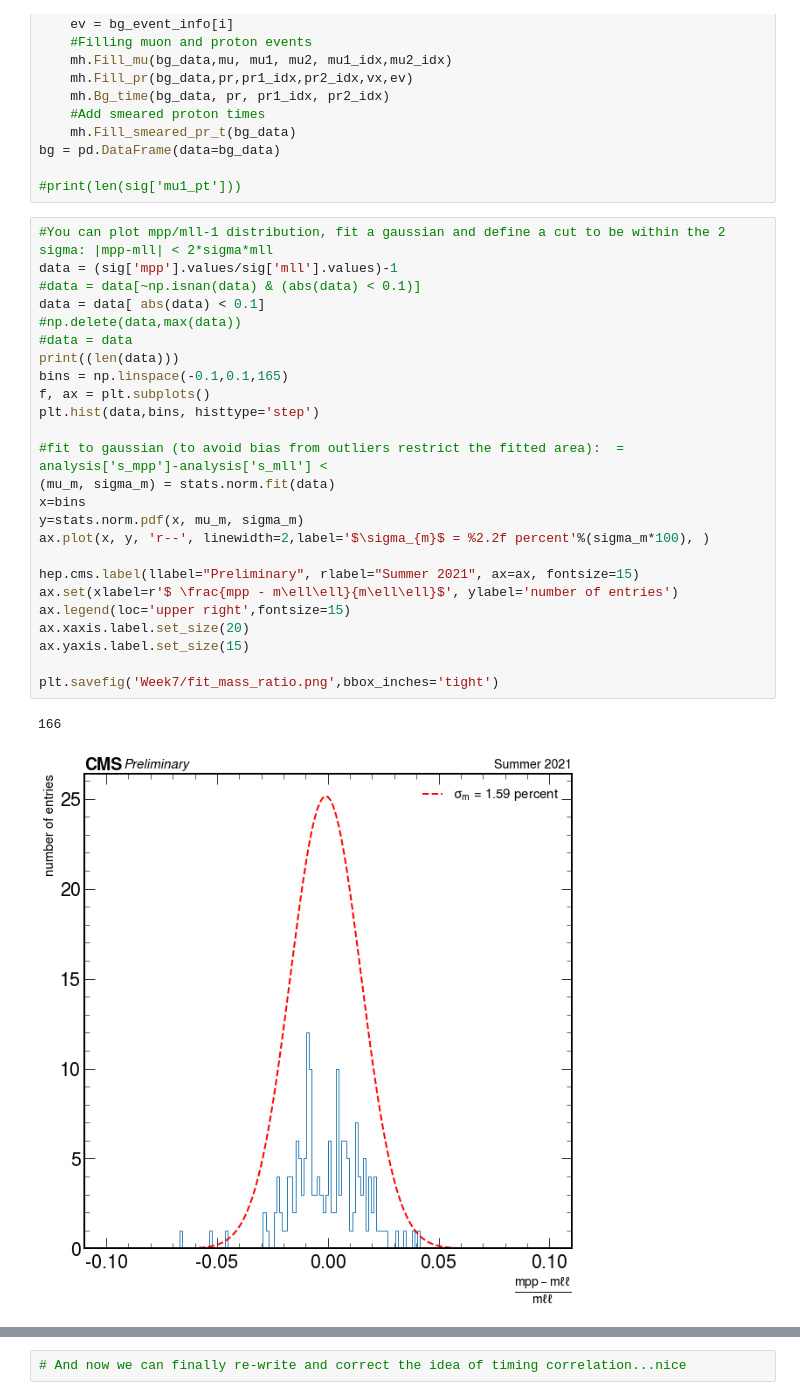
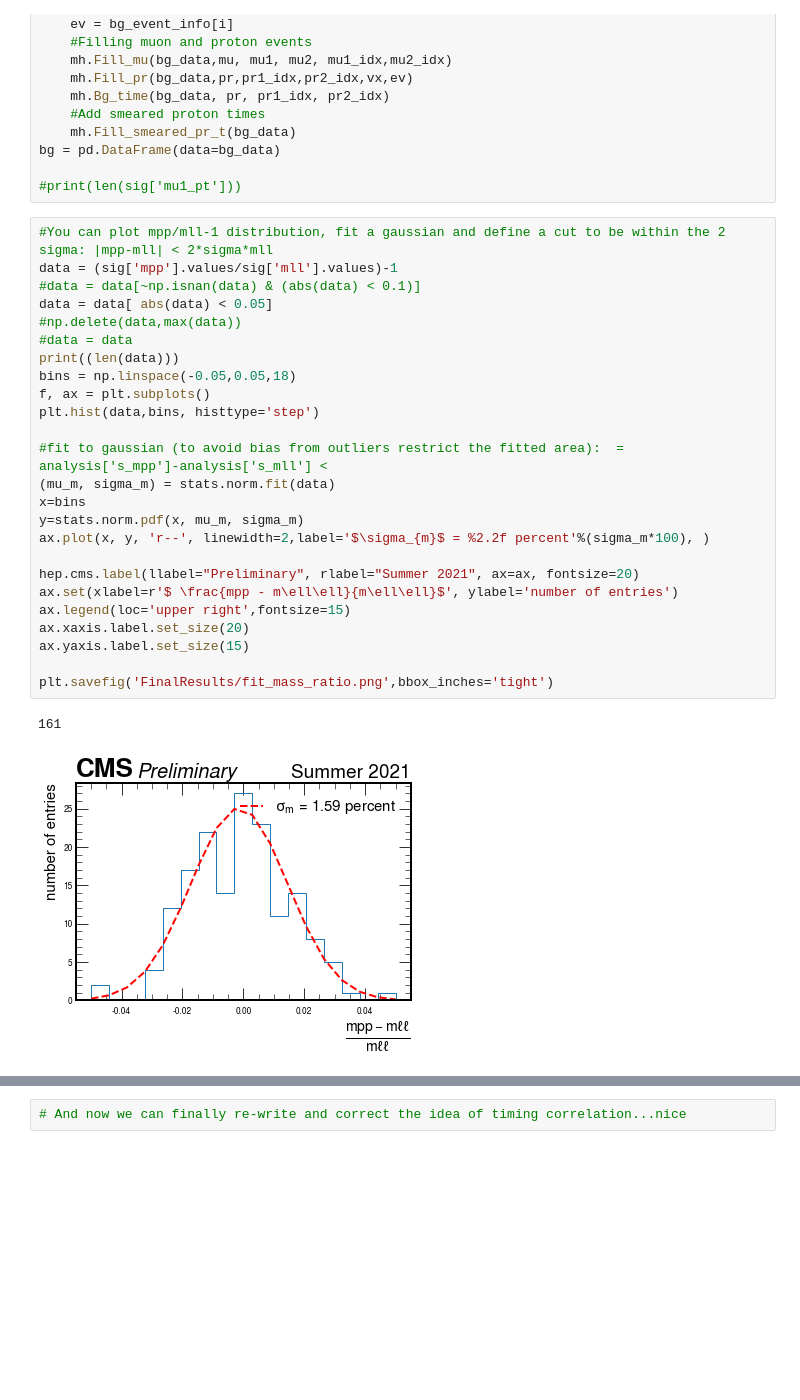
Before and after one commit to jloemker/SWAN, a Jupyter notebook: Analysis_Bg_Sig.ipynb, the cells around one changed output, grey strips where cells are left out. Cells and saved outputs as stored; diff of their text form; blank space fills up the shorter version.

Commit message:
prepare final plots

```diff
--- a/Analysis_Bg_Sig.ipynb
+++ b/Analysis_Bg_Sig.ipynb
@@ -118,31 +136,31 @@ bg = pd.DataFrame(data=bg_data)
 # %%
 #You can plot mpp/mll-1 distribution, fit a gaussian and define a cut to be within the 2 sigma: |mpp-mll| < 2*sigma*mll
 data = (sig['mpp'].values/sig['mll'].values)-1
 #data = data[~np.isnan(data) & (abs(data) < 0.1)]
-data = data[ abs(data) < 0.1]
+data = data[ abs(data) < 0.05]
 #np.delete(data,max(data))
 #data = data
 print((len(data)))
-bins = np.linspace(-0.1,0.1,165)
+bins = np.linspace(-0.05,0.05,18)
 f, ax = plt.subplots()
 plt.hist(data,bins, histtype='step')
 
 #fit to gaussian (to avoid bias from outliers restrict the fitted area):  = analysis['s_mpp']-analysis['s_mll'] <
 (mu_m, sigma_m) = stats.norm.fit(data)
 x=bins
 y=stats.norm.pdf(x, mu_m, sigma_m)
 ax.plot(x, y, 'r--', linewidth=2,label='$\sigma_{m}$ = %2.2f percent'%(sigma_m*100), )
 
-hep.cms.label(llabel="Preliminary", rlabel="Summer 2021", ax=ax, fontsize=15)
+hep.cms.label(llabel="Preliminary", rlabel="Summer 2021", ax=ax, fontsize=20)
 ax.set(xlabel=r'$ \frac{mpp - m\ell\ell}{m\ell\ell}$', ylabel='number of entries')
 ax.legend(loc='upper right',fontsize=15)
 ax.xaxis.label.set_size(20)
 ax.yaxis.label.set_size(15)
 
-plt.savefig('Week7/fit_mass_ratio.png',bbox_inches='tight')
+plt.savefig('FinalResults/fit_mass_ratio.png',bbox_inches='tight')
 # %% [output]
-166
+161
-[figure, old version]
+[figure, new version]
 # %%
 new_data = (sig['ypp'].values - sig['yll'].values)/abs(sig['yll'].values)
 
```
Also changed, not shown: parts of 23 cells of this notebook, 2 other files.
